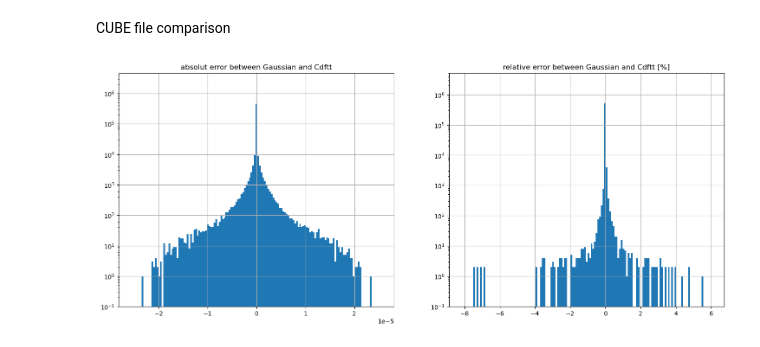
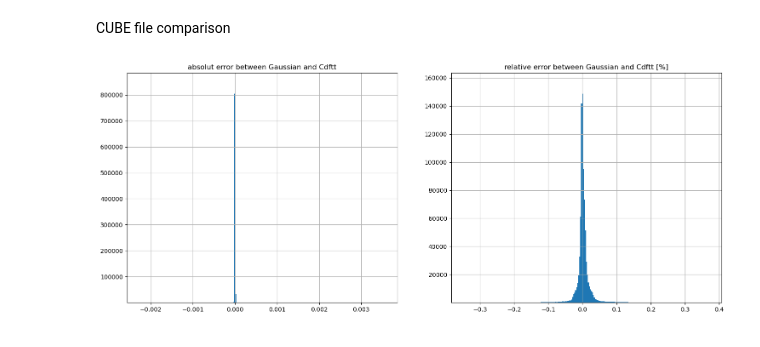
Before and after one commit to allouchear/CdftT, a Jupyter notebook: tools/dataAnalysis/data_analysis.ipynb, the cells around one changed output. Cells and saved outputs as stored; diff of their text form; code cells hidden in the pictures.

```diff
--- a/tools/dataAnalysis/data_analysis.ipynb
+++ b/tools/dataAnalysis/data_analysis.ipynb
@@ -115,23 +312,32 @@ densitygaussian = np.array(data,dtype=float)*2
 # %%
-#densitycpp = np.abs(densitycpp)
-#densitygaussian[densitygaussian<10e-10] = 10e-10
-#densitycpp[densitycpp<10e-10] = 10e-10
+####################
+# create histogram #
+####################
+
+#densitycpp = -densitycpp
+treshold = 1e-7
 err = (densitycpp - densitygaussian)
-rel_err = err/densitygaussian*100
+rel_err = err[np.abs(densitygaussian)>treshold]/densitygaussian[np.abs(densitygaussian)>treshold]*100
 
-bins     = np.linspace(np.min(err),np.max(err),150)*1.1#np.linspace(-1,1,250)*1e-6*1
-rel_bins = np.linspace(np.min(rel_err),np.max(rel_err),150)*1.1#np.linspace(-1,1,250)*1e-3*3
-fig, ax = plt.subplots(nrows=1, ncols=2,figsize=(18,7))#,subplot_kw={"projection": "3d"})
+scale = 'linear'  #log or linear
+bins     = np.linspace(np.min(err),np.max(err),250)
+rel_bins = np.linspace(np.min(rel_err),np.max(rel_err),250)
+
+fig, ax = plt.subplots(nrows=1, ncols=2,figsize=(18,7))
 plot1 = ax[0].hist(err,bins=bins)
 plot2 = ax[1].hist(rel_err,bins=rel_bins)
-ax[0].set_ylim([0.1,plot1[0].max()*10.1])
-ax[1].set_ylim([0.1,plot2[0].max()*10.1])
+if scale=='log':
+    ax[0].set_ylim([0.1,plot1[0].max()*10.1])
+    ax[1].set_ylim([0.1,plot2[0].max()*10.1])
+if scale=='linear':
+    ax[0].set_ylim([0.1,plot1[0].max()*1.1])
+    ax[1].set_ylim([0.1,plot2[0].max()*1.1])
 ax[0].set_title("absolut error between Gaussian and Cdftt")
 ax[1].set_title("relative error between Gaussian and Cdftt [%]")
-ax[0].set_yscale("log")
-ax[1].set_yscale("log")
+ax[0].set_yscale(scale)
+ax[1].set_yscale(scale)
 ax[0].grid()
 ax[1].grid()
 plt.show()
 # %% [output]
-[figure, old version]
+[figure, new version]
```
Also changed, not shown: parts of 16 cells of this notebook.
